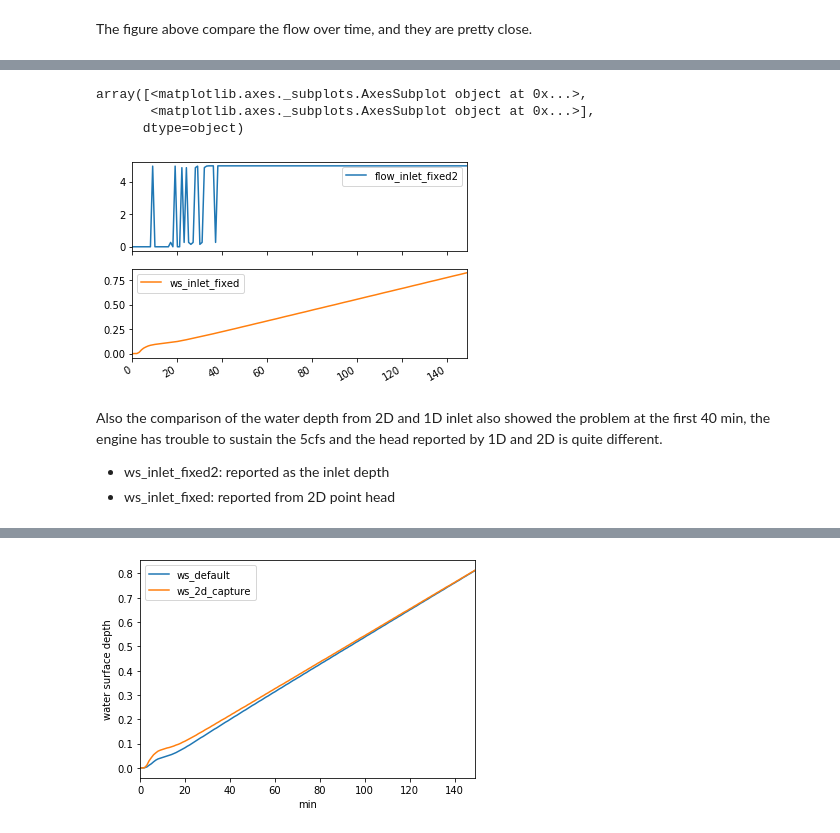
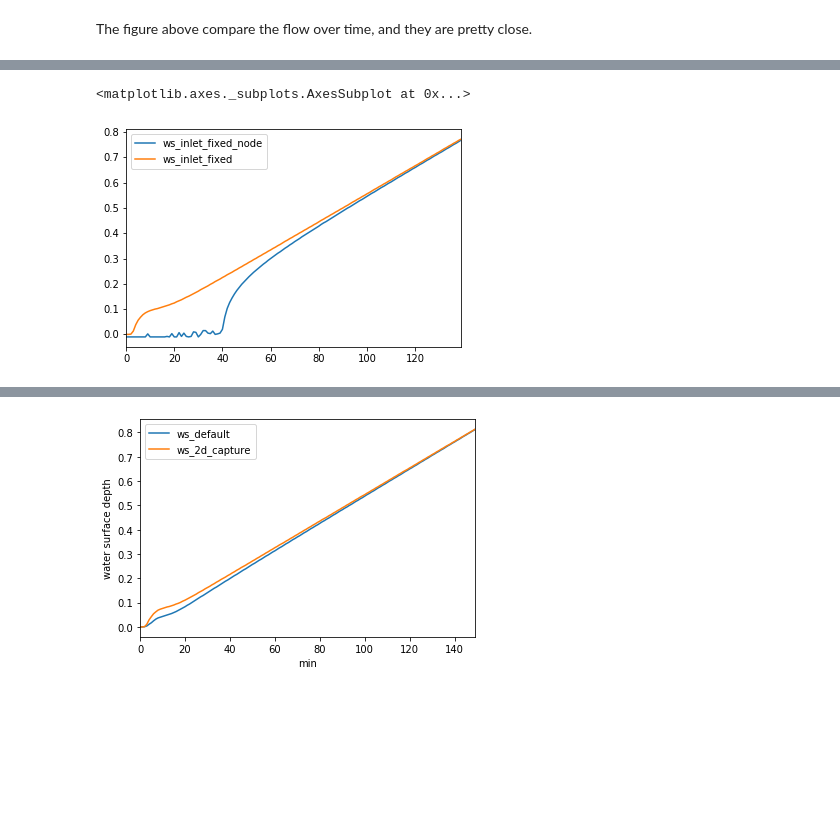
Before and after one commit to mel-meng/xpswmm, a Jupyter notebook: models/1d2d/1 Inlets 2D flow capture.ipynb, the cells around one changed output, grey strips where cells are left out. Cells and saved outputs as stored; diff of their text form; code cells hidden in the pictures; blank space fills up the shorter version.

```diff
--- a/models/1d2d/1 Inlets 2D flow capture.ipynb
+++ b/models/1d2d/1 Inlets 2D flow capture.ipynb
@@ -131,13 +151,5 @@ A 5cfs limit was used, and as shown below, when the flow, when the water level l
 # %%
-df['ws_inlet_fixed'] = df['ws_inlet_fixed'] - rim
-df.loc[:, ['flow_inlet_fixed2', 'ws_inlet_fixed']].plot(subplots=True)
+df.loc[:, ['ws_inlet_fixed_node', 'ws_inlet_fixed']].plot(subplots=False)
 # %% [output]
-array([<matplotlib.axes._subplots.AxesSubplot object at 0x...>,
-       <matplotlib.axes._subplots.AxesSubplot object at 0x...>],
-      dtype=object)
+<matplotlib.axes._subplots.AxesSubplot at 0x...>
-[figure, old version]
+[figure, new version]
-# %% [markdown]
-Also the comparison of the water depth from 2D and 1D inlet also showed the problem at the first 40 min, the engine has trouble to sustain the 5cfs and the head reported by 1D and 2D is quite different.
-
-- ws_inlet_fixed2: reported as the inlet depth
-- ws_inlet_fixed: reported from 2D point head
```
Also changed, not shown: parts of 13 cells of this notebook, 3 other files.
